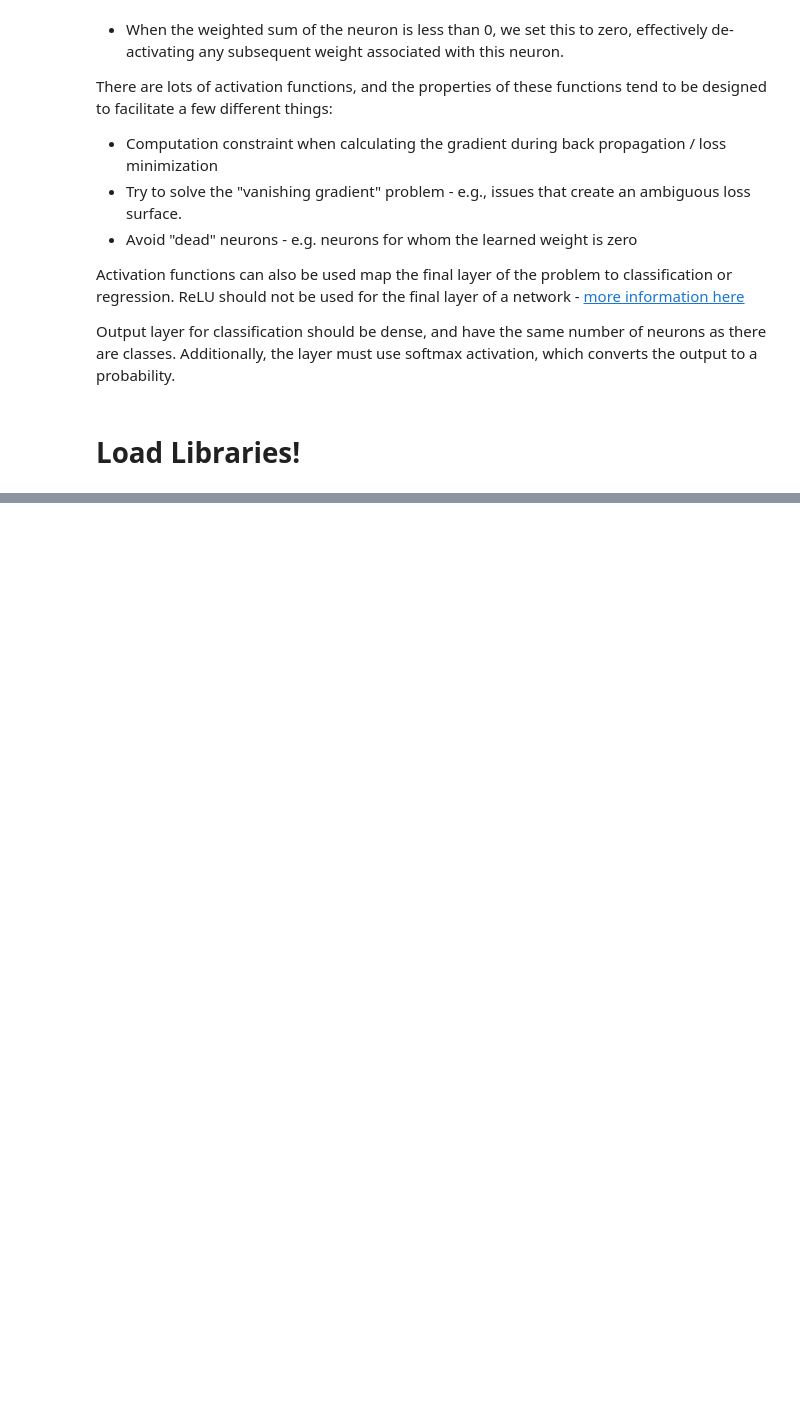
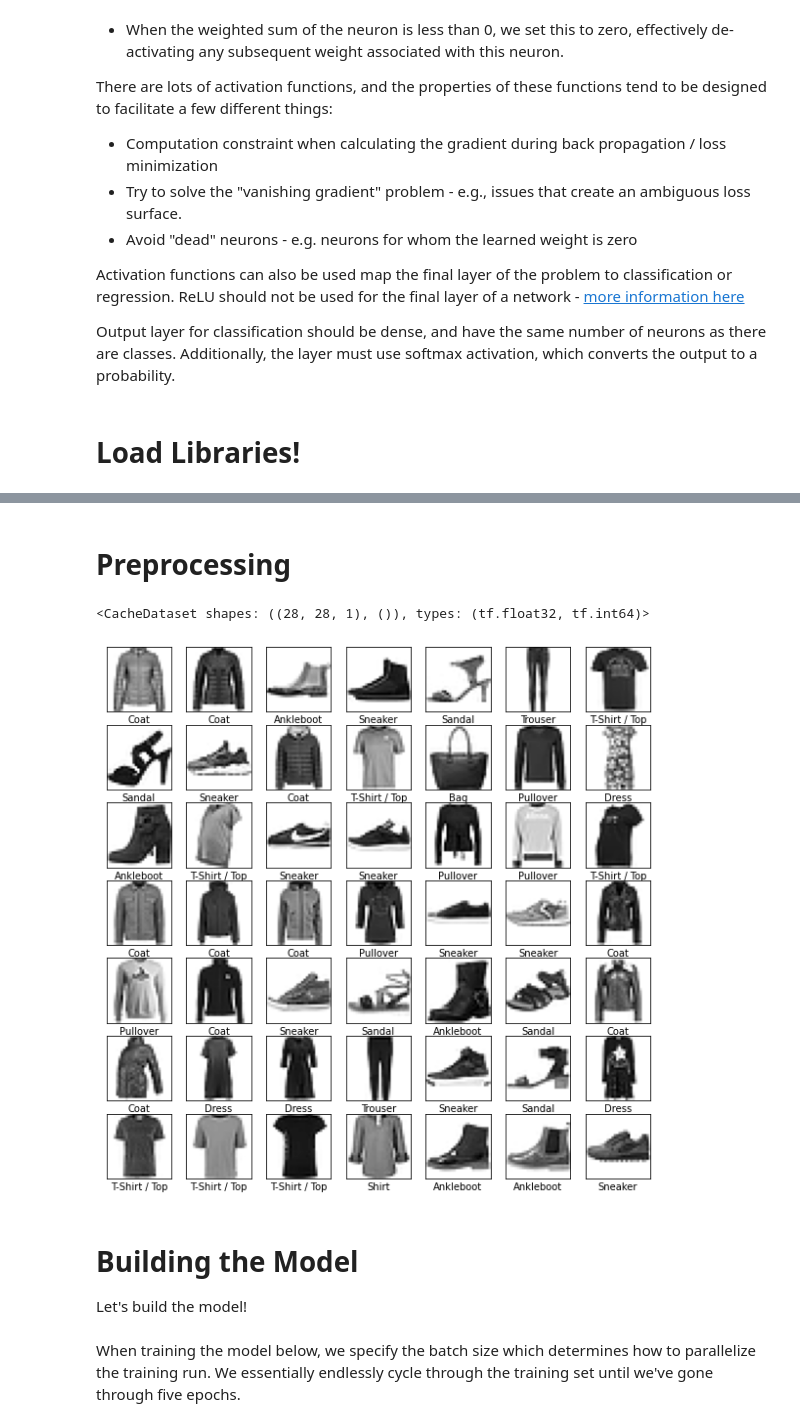
Before and after one commit to Jollyhrothgar/deep_learning, a Jupyter notebook: Lesson_3_The_Fashion_MNIST_Dataset.ipynb, the cells around one changed output, grey strips where cells are left out. Drawn from its saved outputs; the diff is of its cells as text; code cells hidden in the pictures; blank space fills up the shorter version.

```diff
--- a/Lesson_3_The_Fashion_MNIST_Dataset.ipynb
+++ b/Lesson_3_The_Fashion_MNIST_Dataset.ipynb
@@ -47,0 +149,39 @@ ModuleNotFoundError: ignored
+# %% [markdown]
+# Preprocessing
+# %%
+def normalize(images, labels):
+  images = tf.cast(images, tf.float32)
+  images /= 255
+  return images, labels
+
+train_dataset = data['train'].map(normalize)
+test_dataset = data['test'].map(normalize)
+
+## Cache the datasets in memory to keep things zippy (not always possible with gigantic datasets.)
+train_dataset = train_dataset.cache()
+test_dataset = test_dataset.cache()
+# %%
+train_dataset
+# %% [output]
+<CacheDataset shapes: ((28, 28, 1), ()), types: (tf.float32, tf.int64)>
+# %%
+# Look images (50 by 50)
+N = 7
+plt.figure(figsize=(10,10))
+i = 0
+for (image, label) in test_dataset.take(N * N):
+  image = image.numpy().reshape((28,28))
+  plt.subplot(N, N, i+1)
+  plt.xticks([])
+  plt.yticks([])
+  plt.grid(False)
+  plt.imshow(image, cmap=plt.cm.binary)
+  plt.xlabel(labels[label.numpy()])
+  i += 1
+plt.show()
+# %% [output]
+[figure, added]
+# %% [markdown]
+# Building the Model
+
+Let's build the model!
@@ -47,0 +196,2 @@ ModuleNotFoundError: ignored
+# %% [markdown]
+When training the model below, we specify the batch size which determines how to parallelize the training run. We essentially endlessly cycle through the training set until we've gone through five epochs.
```
Also changed, not shown: parts of 24 cells of this notebook.
